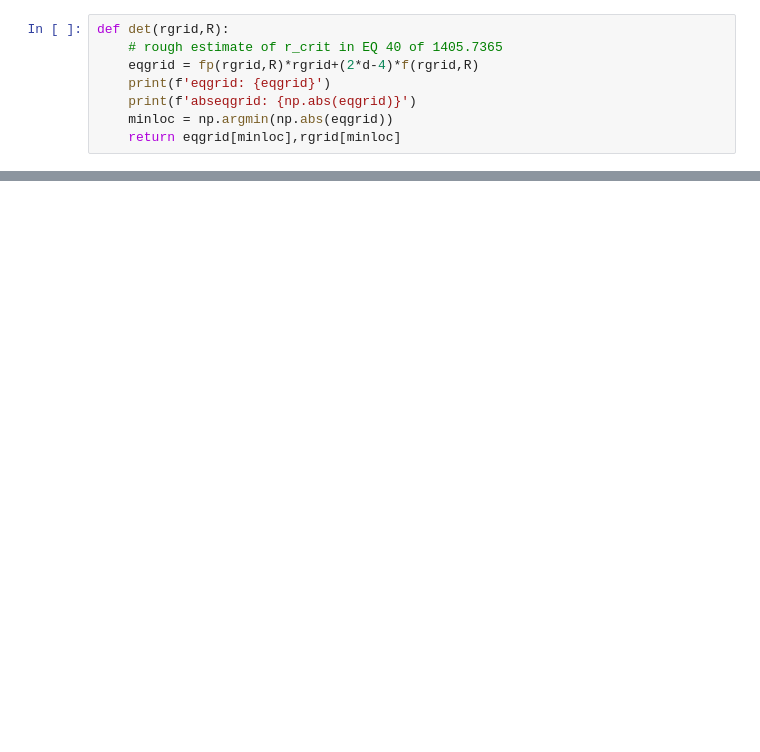
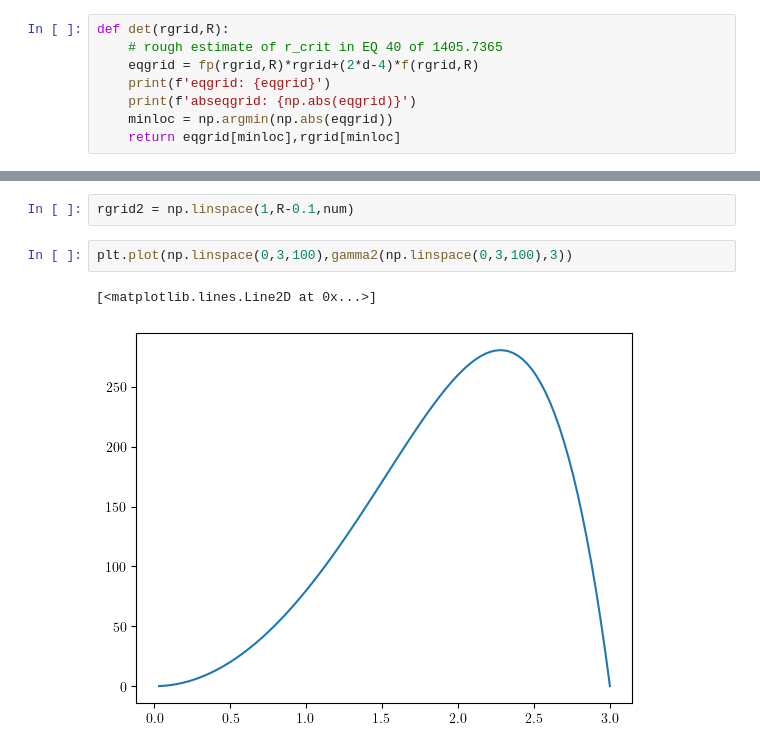
Before and after one commit to Bkorotko03/HoloProj, a Jupyter notebook: PertRNBH251110.ipynb, the cells around one changed output, grey strips where cells are left out. Saved outputs shown, nothing was run; the diff lists cells and outputs as text; blank space fills up the shorter version.

```diff
--- a/PertRNBH251110.ipynb
+++ b/PertRNBH251110.ipynb
@@ -220,0 +229,7 @@ abseqgrid: [3.23999838e+08 3.22065191e+08 3.20147821e+08 ... 1.79999640e+02
+# %%
+rgrid2 = np.linspace(1,R-0.1,num)
+# %%
+plt.plot(np.linspace(0,3,100),gamma2(np.linspace(0,3,100),3))
+# %% [output]
+[<matplotlib.lines.Line2D at 0x...>]
+[figure, added]
```
Also changed, not shown: parts of 20 cells of this notebook, 1 other file.
